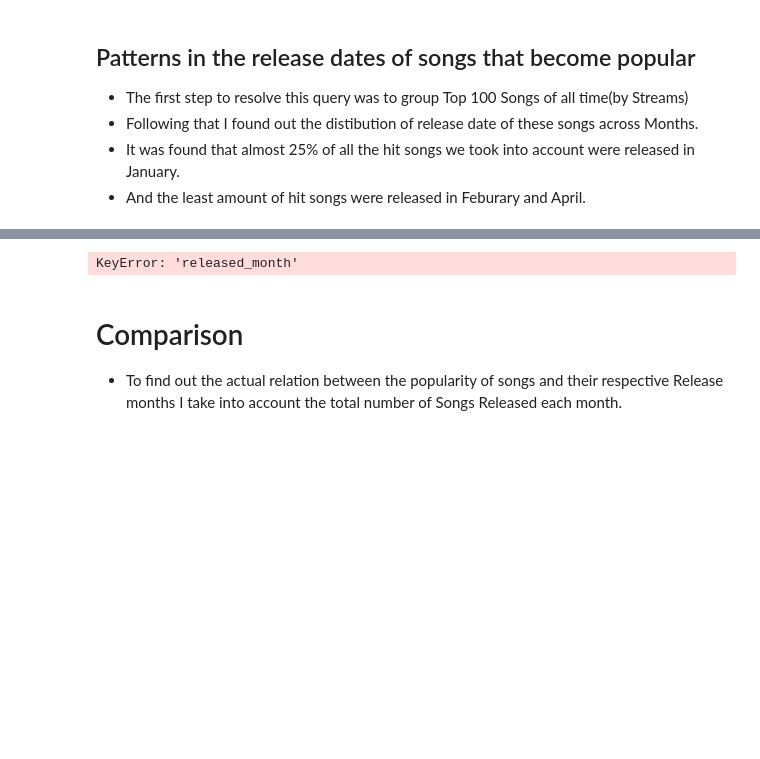
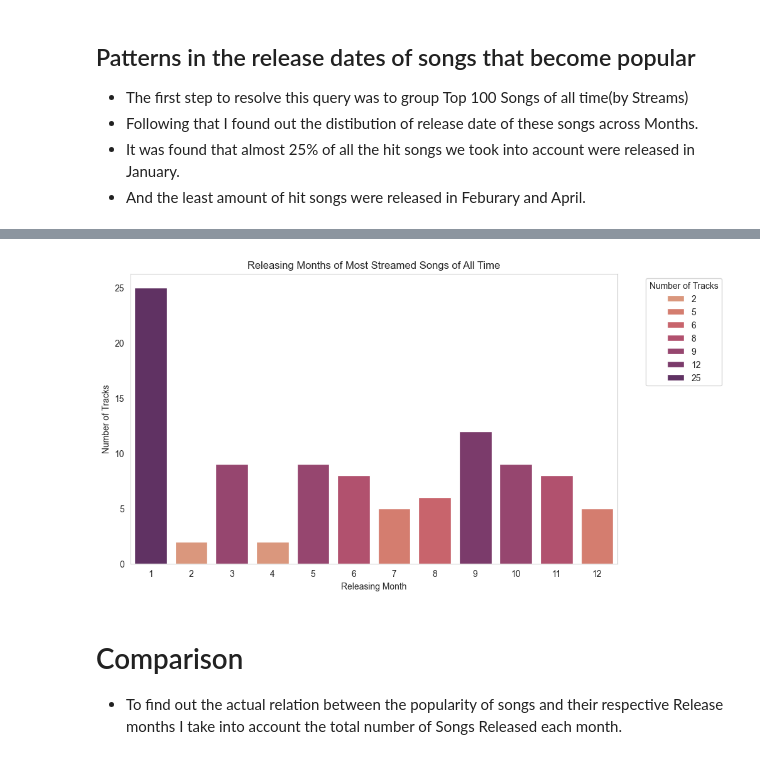
Before and after one commit to bishnoi322/Data_analysis_projects, a Jupyter notebook: spotify/ spotify_new.ipynb, the cells around one changed output, grey strips where cells are left out. Saved outputs shown, nothing was run; the diff lists cells and outputs as text; code cells hidden in the pictures; blank space fills up the shorter version.

```diff
--- a/spotify/ spotify_new.ipynb
+++ b/spotify/ spotify_new.ipynb
@@ -281,4 +243,4 @@ top_artists[['artist(s)_name', 'avg_streams']].head(10)
 * And the least amount of hit songs were released in Feburary and April.
 # %%
 top_100_songs_overall = spotify_df.head(100).reset_index()
-top_100_songs_overall = top_100_songs_overall[['track_name','artist(s)_name', 'streams', 'released_year' ]]
+top_100_songs_overall[['track_name','artist(s)_name', 'streams', 'released_year' ]]
@@ -285,4 +261,2 @@ top_100_songs_overall = top_100_songs_overall[['track_name','artist(s)_name', 's
 # %%
 monthly_avg_popularity = top_100_songs_overall.groupby('released_month')['track_name'].count().reset_index()
-# %% [output]
-KeyError: 'released_month'
@@ -307,3 +263,22 @@ fig.show()
+# %%
+sns.set_style("whitegrid")
+
+# Create the bar plot
+plt.figure(figsize=(10, 6))
+sns.barplot(data=monthly_avg_popularity, x='released_month', y='track_name',hue = 'track_name', dodge = False, palette="flare")
+
+# Set the title and labels
+plt.title('Releasing Months of Most Streamed Songs of All Time')
+plt.xlabel('Releasing Month')
+plt.ylabel('Number of Tracks')
+
+# Remove the grid lines from the plot
+plt.grid(False)
+plt.legend(title='Number of Tracks', bbox_to_anchor=(1.05, 1), loc='upper left')
+# Show the plot
+plt.show()
+# %% [output]
+[figure, added]
 # %% [markdown]
 # Comparison
 * To find out the actual relation between the popularity of songs and their respective Release months I take into account the total number of Songs Released each month.
```
Also changed, not shown: parts of 15 cells of this notebook.
